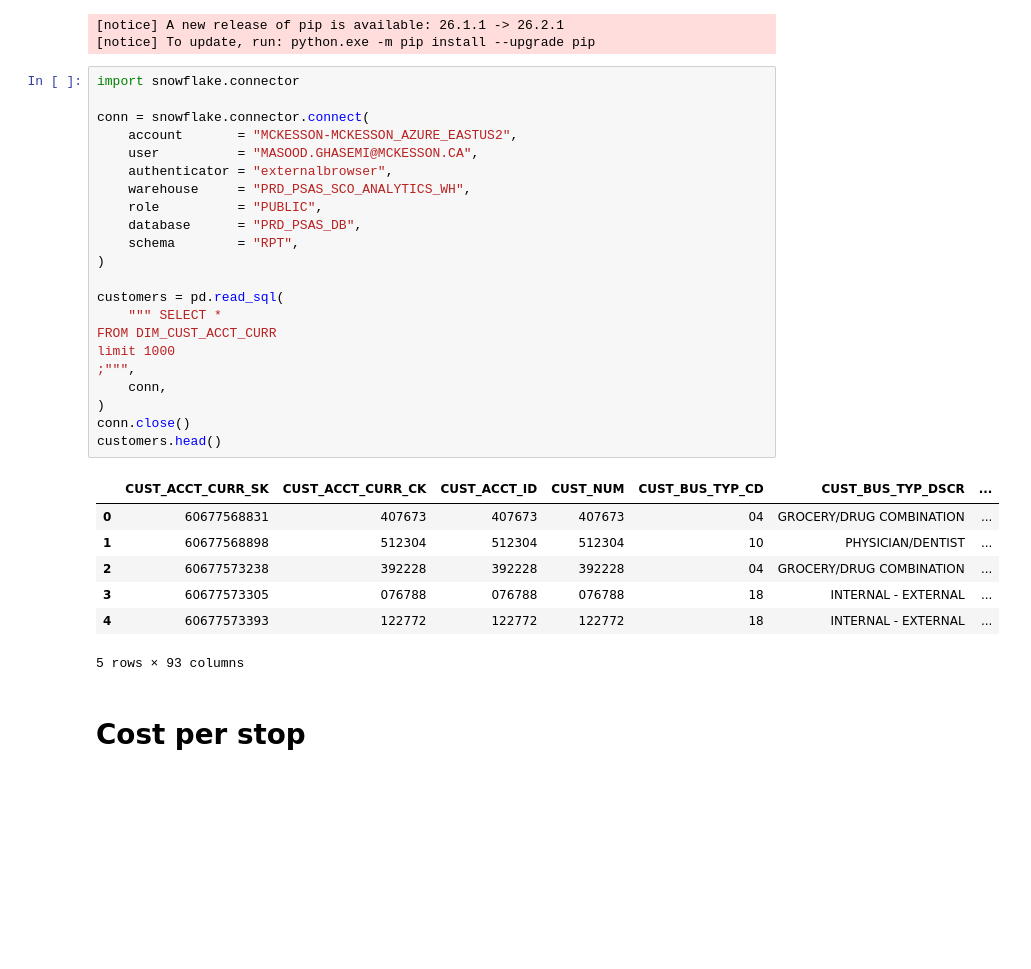
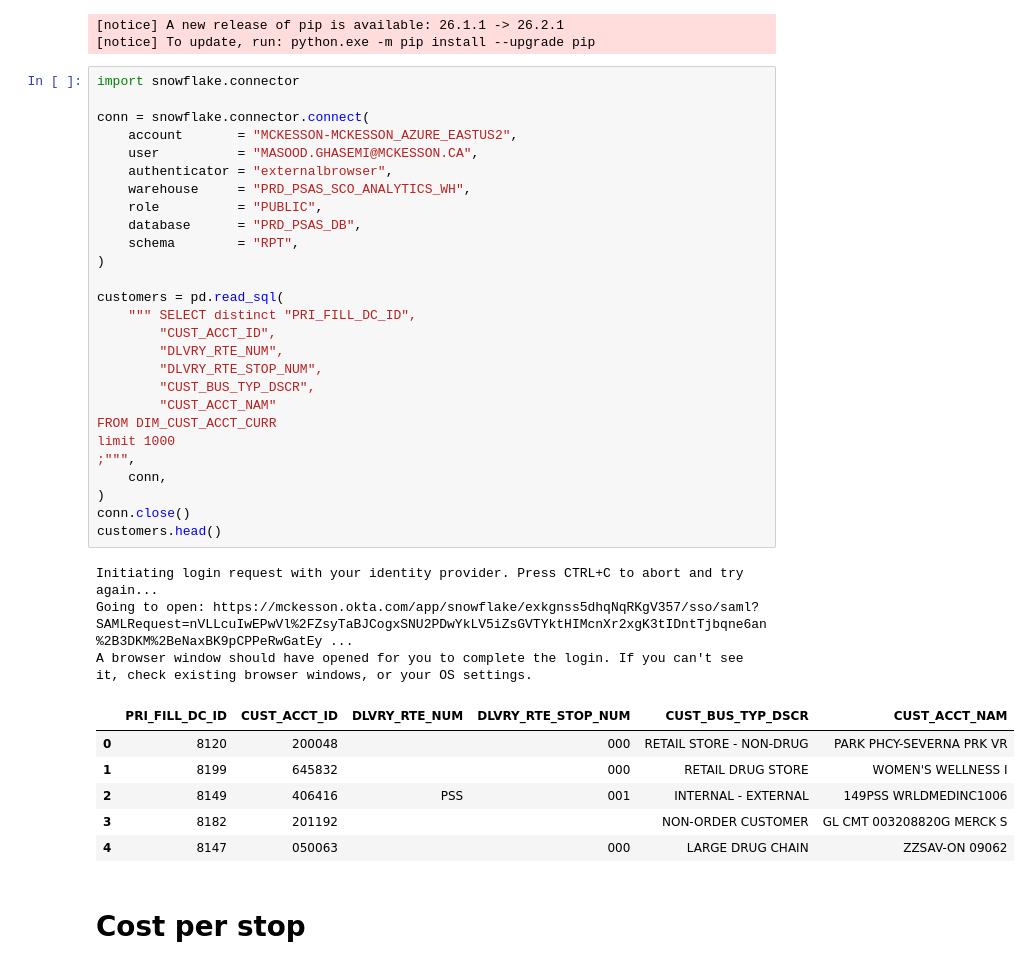
Before and after one commit to masood-mck/LastMile, a Jupyter notebook: cost_norm_v1.ipynb, the cells around one changed output. Drawn from its saved outputs; the diff is of its cells as text; blank space fills up the shorter version.

Commit message:
cust

```diff
--- a/cost_norm_v1.ipynb
+++ b/cost_norm_v1.ipynb
@@ -10,33 +10,40 @@ Note: you may need to restart the kernel to use updated packages.
 # %%
 import snowflake.connector
 
 conn = snowflake.connector.connect(
     account       = "MCKESSON-MCKESSON_AZURE_EASTUS2",
     user          = "MASOOD.GHASEMI@MCKESSON.CA",
     authenticator = "externalbrowser",
     warehouse     = "PRD_PSAS_SCO_ANALYTICS_WH",
     role          = "PUBLIC",
     database      = "PRD_PSAS_DB",
     schema        = "RPT",
 )
 
 customers = pd.read_sql(
-    """ SELECT *
+    """ SELECT distinct "PRI_FILL_DC_ID",
+        "CUST_ACCT_ID",
+        "DLVRY_RTE_NUM",
+        "DLVRY_RTE_STOP_NUM",
+        "CUST_BUS_TYP_DSCR",
+        "CUST_ACCT_NAM"
 FROM DIM_CUST_ACCT_CURR
 limit 1000
 ;""",
     conn,
 )
 conn.close()
 customers.head()
 # %% [output]
+Initiating login request with your identity provider. Press CTRL+C to abort and try again...
+Going to open: https://mckesson.okta.com/app/snowflake/exkgnss5dhqNqRKgV357/sso/saml?SAMLRequest=nVLLcuIwEPwVl%2FZsyTaBJCogxSNU2PDwYkLV5iZsGVTYktHIMcnXr2xgK3tIDntTjbqne6an%2B3DKM%2BeNaxBK9pCPPeRwGatEy ...
+A browser window should have opened for you to complete the login. If you can't see it, check existing browser windows, or your OS settings.
-|  | CUST_ACCT_CURR_SK | CUST_ACCT_CURR_CK | CUST_ACCT_ID | CUST_NUM | CUST_BUS_TYP_CD | CUST_BUS_TYP_DSCR | ... |
-| 0 | 60677568831 | 407673 | 407673 | 407673 | 04 | GROCERY/DRUG COMBINATION | ... |
-| 1 | 60677568898 | 512304 | 512304 | 512304 | 10 | PHYSICIAN/DENTIST | ... |
-| 2 | 60677573238 | 392228 | 392228 | 392228 | 04 | GROCERY/DRUG COMBINATION | ... |
-| 3 | 60677573305 | 076788 | 076788 | 076788 | 18 | INTERNAL - EXTERNAL | ... |
-| 4 | 60677573393 | 122772 | 122772 | 122772 | 18 | INTERNAL - EXTERNAL | ... |
+|  | PRI_FILL_DC_ID | CUST_ACCT_ID | DLVRY_RTE_NUM | DLVRY_RTE_STOP_NUM | CUST_BUS_TYP_DSCR | CUST_ACCT_NAM |
+| 0 | 8120 | 200048 |  | 000 | RETAIL STORE - NON-DRUG | PARK PHCY-SEVERNA PRK VR |
+| 1 | 8199 | 645832 |  | 000 | RETAIL DRUG STORE | WOMEN'S WELLNESS I |
+| 2 | 8149 | 406416 | PSS | 001 | INTERNAL - EXTERNAL | 149PSS WRLDMEDINC1006 |
+| 3 | 8182 | 201192 |  |  | NON-ORDER CUSTOMER | GL CMT 003208820G MERCK S |
+| 4 | 8147 | 050063 |  | 000 | LARGE DRUG CHAIN | ZZSAV-ON 09062 |
-5 rows × 93 columns
 # %% [markdown]
 # Cost per stop
 # %%
```
Also changed, not shown: parts of 5 cells of this notebook, 1 other file.
